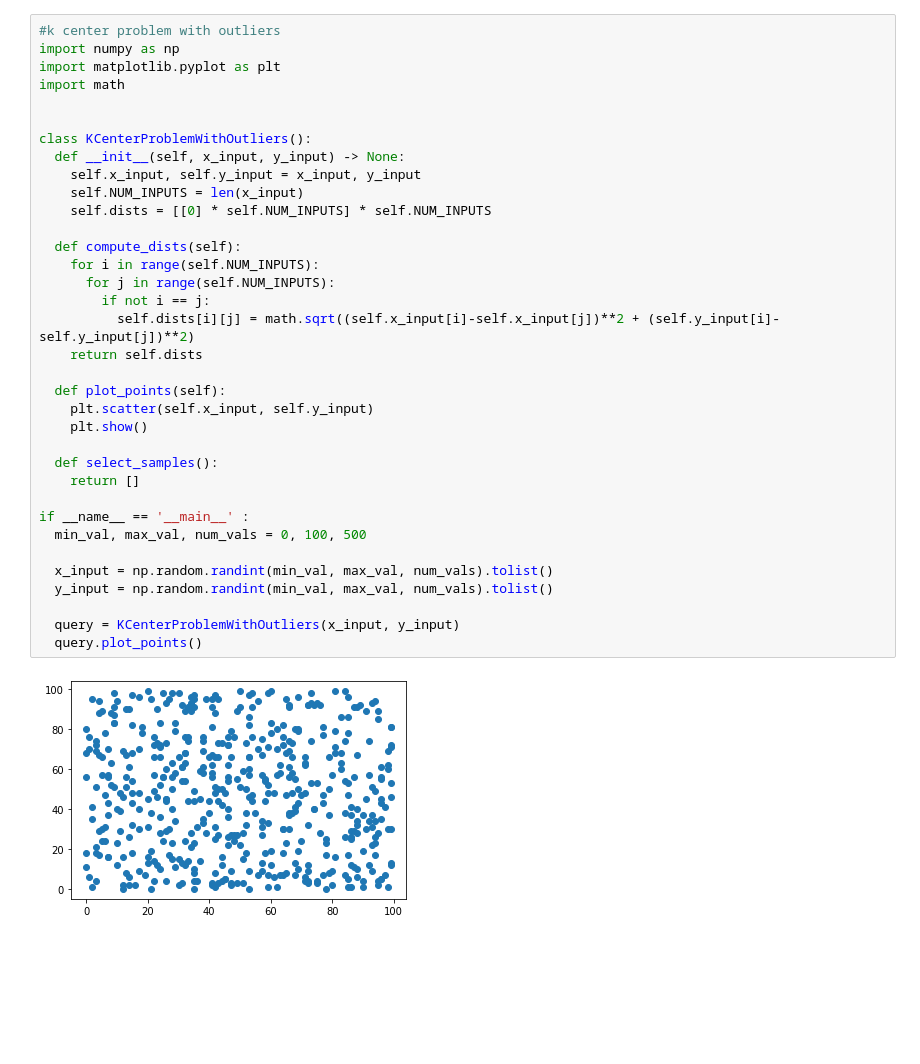
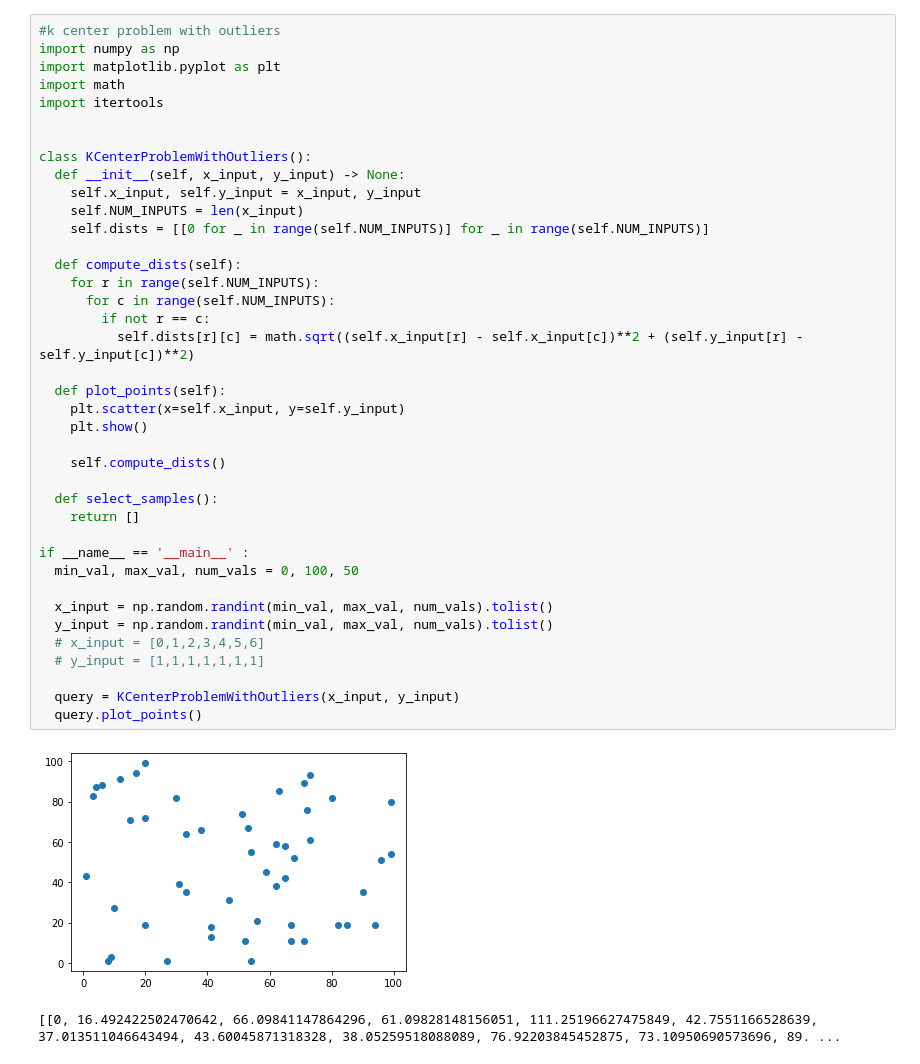
Before and after one commit to crafaelgil/Confidence-Callibration, a Jupyter notebook: querying_algortihms.ipynb, the cells around one changed output. Drawn from its saved outputs; the diff is of its cells as text; blank space fills up the shorter version.

```diff
--- a/querying_algortihms.ipynb
+++ b/querying_algortihms.ipynb
@@ -1,37 +1,42 @@
 # %%
 #k center problem with outliers
 import numpy as np
 import matplotlib.pyplot as plt
 import math
+import itertools
 
 
 class KCenterProblemWithOutliers():
   def __init__(self, x_input, y_input) -> None:
     self.x_input, self.y_input = x_input, y_input
     self.NUM_INPUTS = len(x_input)
-    self.dists = [[0] * self.NUM_INPUTS] * self.NUM_INPUTS
+    self.dists = [[0 for _ in range(self.NUM_INPUTS)] for _ in range(self.NUM_INPUTS)]
 
   def compute_dists(self):
-    for i in range(self.NUM_INPUTS):
-      for j in range(self.NUM_INPUTS):
-        if not i == j:
-          self.dists[i][j] = math.sqrt((self.x_input[i]-self.x_input[j])**2 + (self.y_input[i]-self.y_input[j])**2)
-    return self.dists
+    for r in range(self.NUM_INPUTS):
+      for c in range(self.NUM_INPUTS):
+        if not r == c:
+          self.dists[r][c] = math.sqrt((self.x_input[r] - self.x_input[c])**2 + (self.y_input[r] - self.y_input[c])**2)
 
   def plot_points(self):
-    plt.scatter(self.x_input, self.y_input)
+    plt.scatter(x=self.x_input, y=self.y_input)
     plt.show()
+
+    self.compute_dists()
 
   def select_samples():
     return []
 
 if __name__ == '__main__' :
-  min_val, max_val, num_vals = 0, 100, 500
+  min_val, max_val, num_vals = 0, 100, 50
 
   x_input = np.random.randint(min_val, max_val, num_vals).tolist()
   y_input = np.random.randint(min_val, max_val, num_vals).tolist()
+  # x_input = [0,1,2,3,4,5,6]
+  # y_input = [1,1,1,1,1,1,1]
 
   query = KCenterProblemWithOutliers(x_input, y_input)
   query.plot_points()
 # %% [output]
-[figure, old version]
+[figure, new version]
+[[0, 16.492422502470642, 66.09841147864296, 61.09828148156051, 111.25196627475849, 42.7551166528639, 37.013511046643494, 43.60045871318328, 38.05259518088089, 76.92203845452875, 73.10950690573696, 89. ...
```
